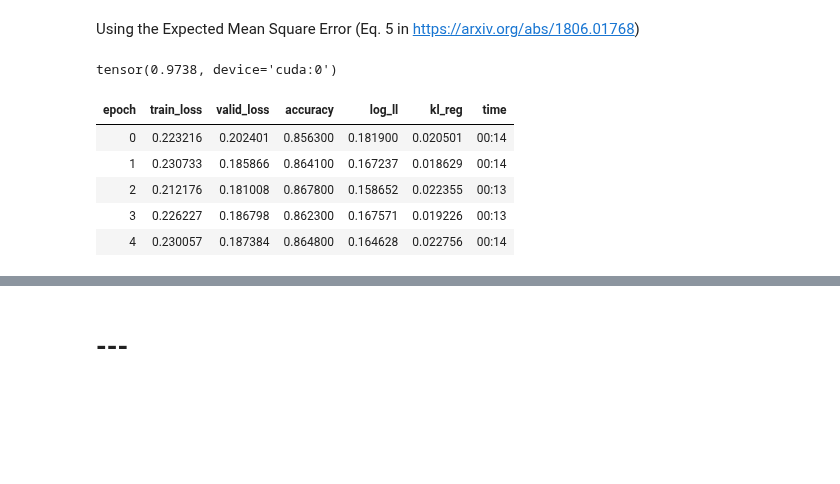
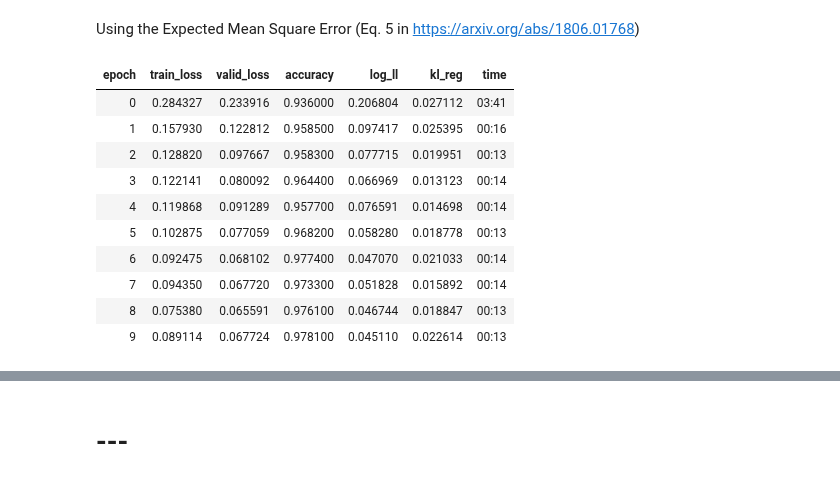
Before and after one commit to renato145/ClassificationUncertainty, a Jupyter notebook: main.ipynb, the cells around one changed output, grey strips where cells are left out. Saved outputs shown, nothing was run; the diff lists cells and outputs as text; code cells hidden in the pictures; blank space fills up the shorter version.

```diff
--- a/main.ipynb
+++ b/main.ipynb
@@ -154,18 +152,15 @@ xb,yb = mnist_data.one_batch(cpu=False, denorm=False)
-# %%
-with torch.no_grad():
-    yb_ = edl_learner.model.eval()(xb)
-    loss = edl_learner.loss_func(yb_, yb)
-loss
-# %% [output]
-tensor(0.9738, device='cuda:0')
 # %%
-edl_learner.fit(5, 1e-3)
-edl_learner.save('edl_model')
-# edl_learner.load('edl_model');
+# edl_learner.fit_one_cycle(10, 1e-3)
+# edl_learner.save('edl_model')
 # %% [output]
 | epoch | train_loss | valid_loss | accuracy | log_ll | kl_reg | time |
-| 0 | 0.223216 | 0.202401 | 0.856300 | 0.181900 | 0.020501 | 00:14 |
-| 1 | 0.230733 | 0.185866 | 0.864100 | 0.167237 | 0.018629 | 00:14 |
-| 2 | 0.212176 | 0.181008 | 0.867800 | 0.158652 | 0.022355 | 00:13 |
-| 3 | 0.226227 | 0.186798 | 0.862300 | 0.167571 | 0.019226 | 00:13 |
-| 4 | 0.230057 | 0.187384 | 0.864800 | 0.164628 | 0.022756 | 00:14 |
+| 0 | 0.284327 | 0.233916 | 0.936000 | 0.206804 | 0.027112 | 03:41 |
+| 1 | 0.157930 | 0.122812 | 0.958500 | 0.097417 | 0.025395 | 00:16 |
+| 2 | 0.128820 | 0.097667 | 0.958300 | 0.077715 | 0.019951 | 00:13 |
+| 3 | 0.122141 | 0.080092 | 0.964400 | 0.066969 | 0.013123 | 00:14 |
+| 4 | 0.119868 | 0.091289 | 0.957700 | 0.076591 | 0.014698 | 00:14 |
+| 5 | 0.102875 | 0.077059 | 0.968200 | 0.058280 | 0.018778 | 00:13 |
+| 6 | 0.092475 | 0.068102 | 0.977400 | 0.047070 | 0.021033 | 00:14 |
+| 7 | 0.094350 | 0.067720 | 0.973300 | 0.051828 | 0.015892 | 00:14 |
+| 8 | 0.075380 | 0.065591 | 0.976100 | 0.046744 | 0.018847 | 00:13 |
+| 9 | 0.089114 | 0.067724 | 0.978100 | 0.045110 | 0.022614 | 00:13 |
```
Also changed, not shown: parts of 7 cells of this notebook.
